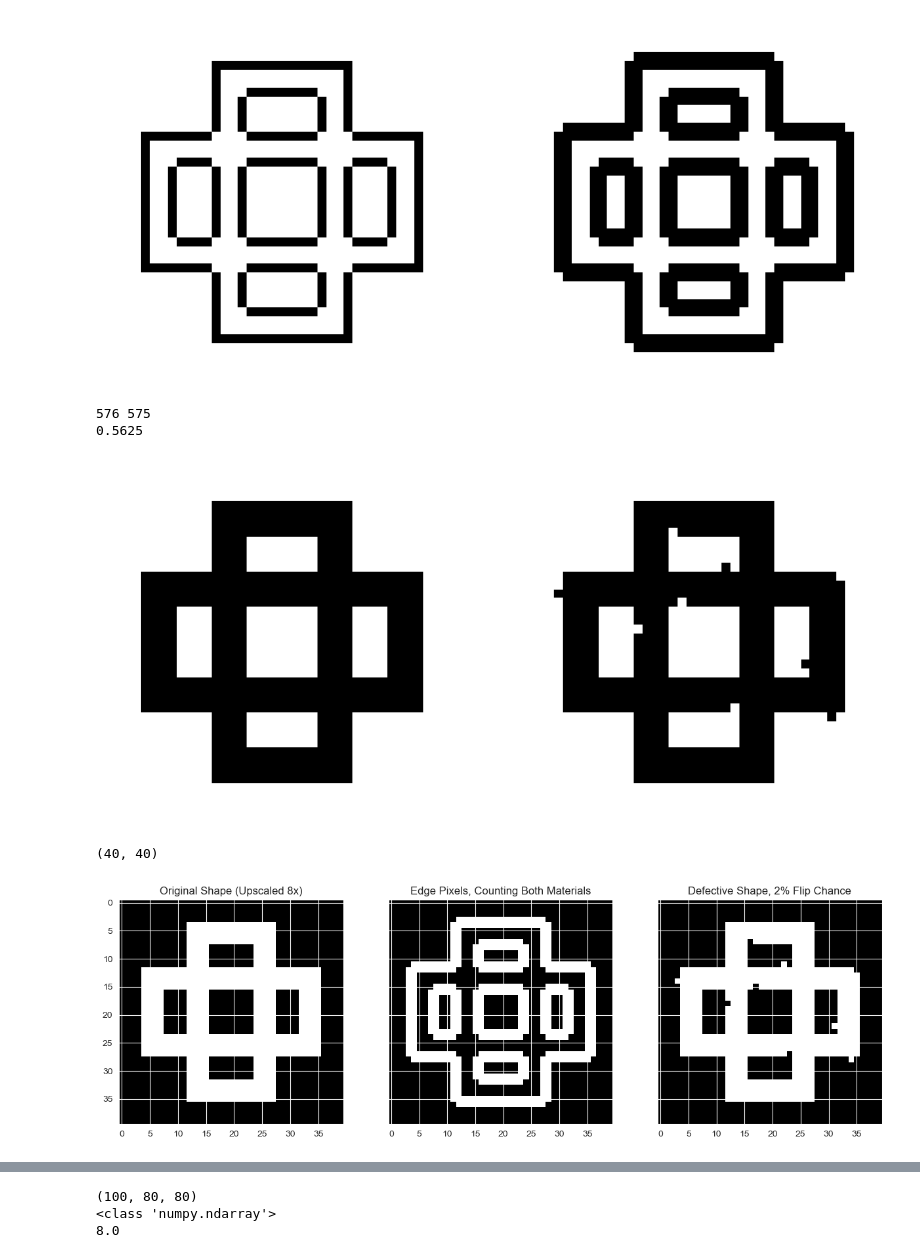
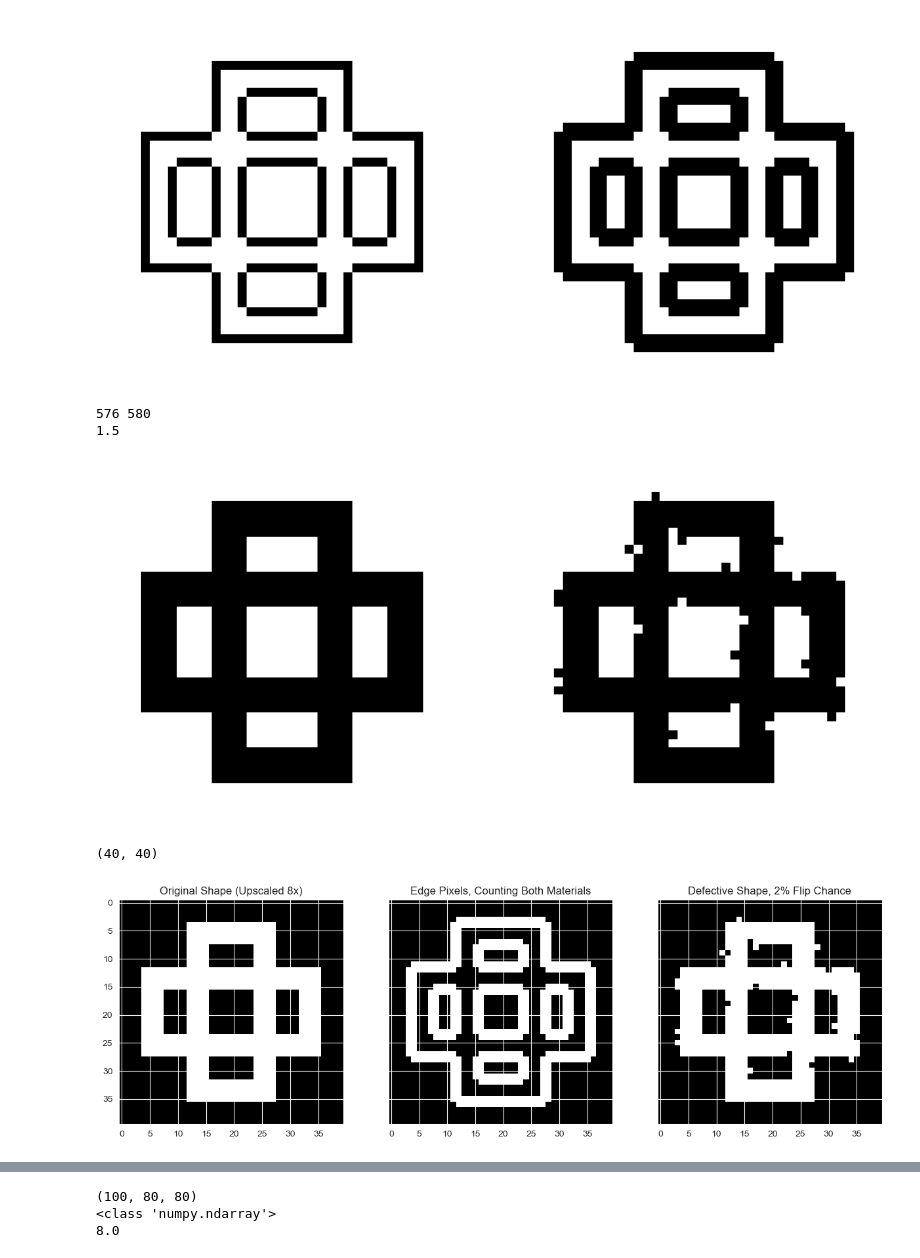
Before and after one commit to trutheresy/UQ-2D-Metamaterials, a Jupyter notebook: geometry_generation.ipynb, the cells around one changed output, grey strips where cells are left out. Saved outputs shown, nothing was run; the diff lists cells and outputs as text; code cells hidden in the pictures.

```diff
--- a/geometry_generation.ipynb
+++ b/geometry_generation.ipynb
@@ -281,24 +281,24 @@ visualize_matrices(edge_matrix, edge_matrix_both_mat)
 # %%
 # Flip the edge pixels with a 50% chance
 # error_matrix = flip_edge_pixels_chance(scaled_matrix,
-#                                        flip_chance=.02,
+#                                        flip_chance=.05,
 #                                        count_corners=False,
 #                                        count_both_mat=True,
 #                                        seed=0)
 error_matrix = flip_edge_pixels_proportion(scaled_matrix,
-                                       flip_proportion=0.02,
+                                       flip_proportion=0.05,
                                        count_corners=False,
                                        count_both_mat=True,
                                        seed=0)
 
 # Display the original and flipped images side by side
 visualize_matrices(scaled_matrix, error_matrix)
 print(np.sum(scaled_matrix==1), np.sum(error_matrix==1))
 print(defect_error_rate(scaled_matrix, error_matrix, percentage=True))
 # %% [output]
-576 575
-0.5625
+576 580
+1.5
-[figure, old version]
+[figure, new version]
 # %%
 fig, axes = plt.subplots(1, 3, figsize=(15, 5), sharex=True, sharey=True)
 print(scaled_matrix.shape)
@@ -318,4 +318,4 @@ axes[2].set_title('Defective Shape, 2% Flip Chance')
 plt.show()
 # %% [output]
 (40, 40)
-[figure, old version]
+[figure, new version]
```
Also changed, not shown: parts of 2 cells of this notebook, 47 other files.
